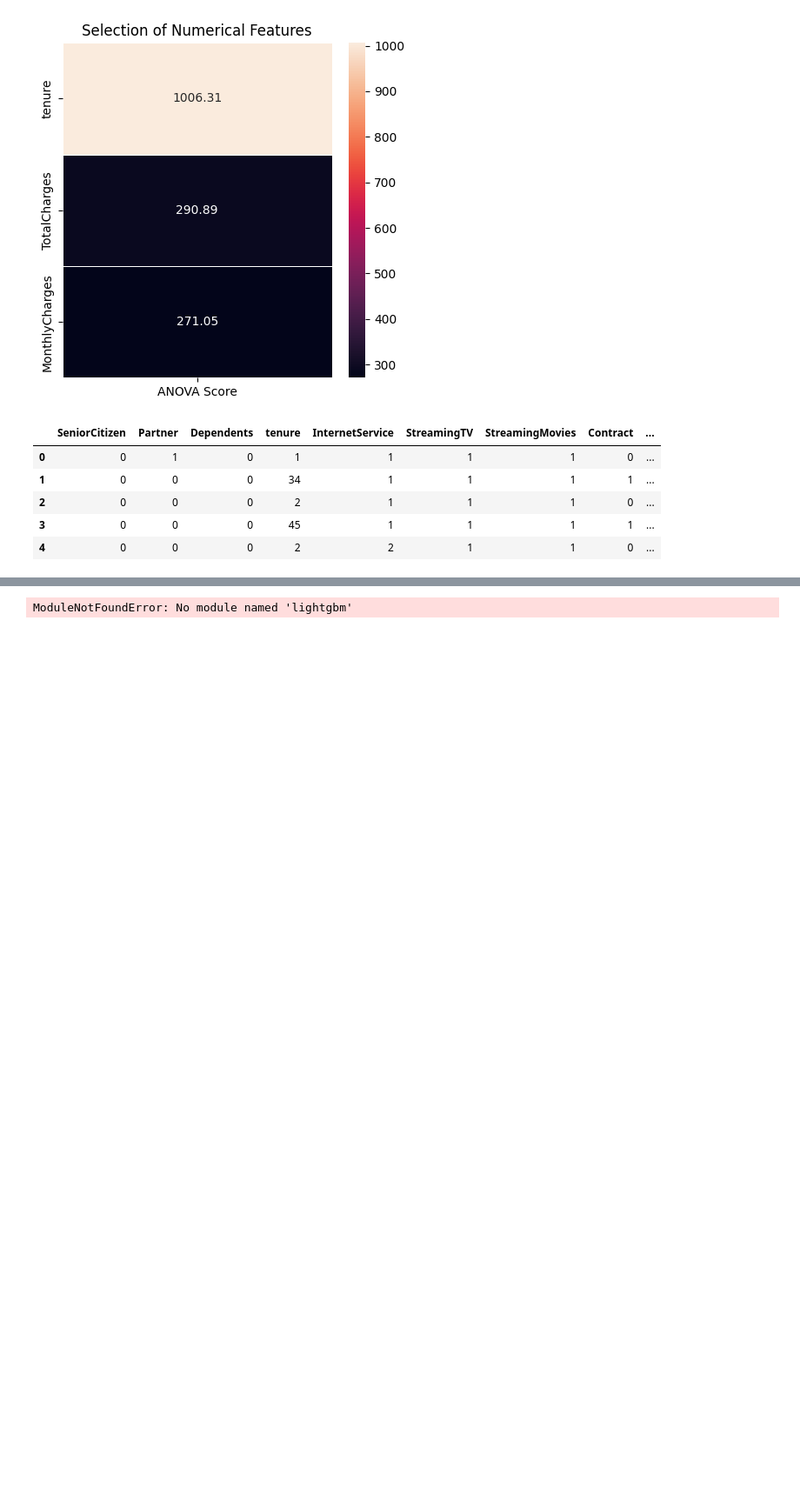
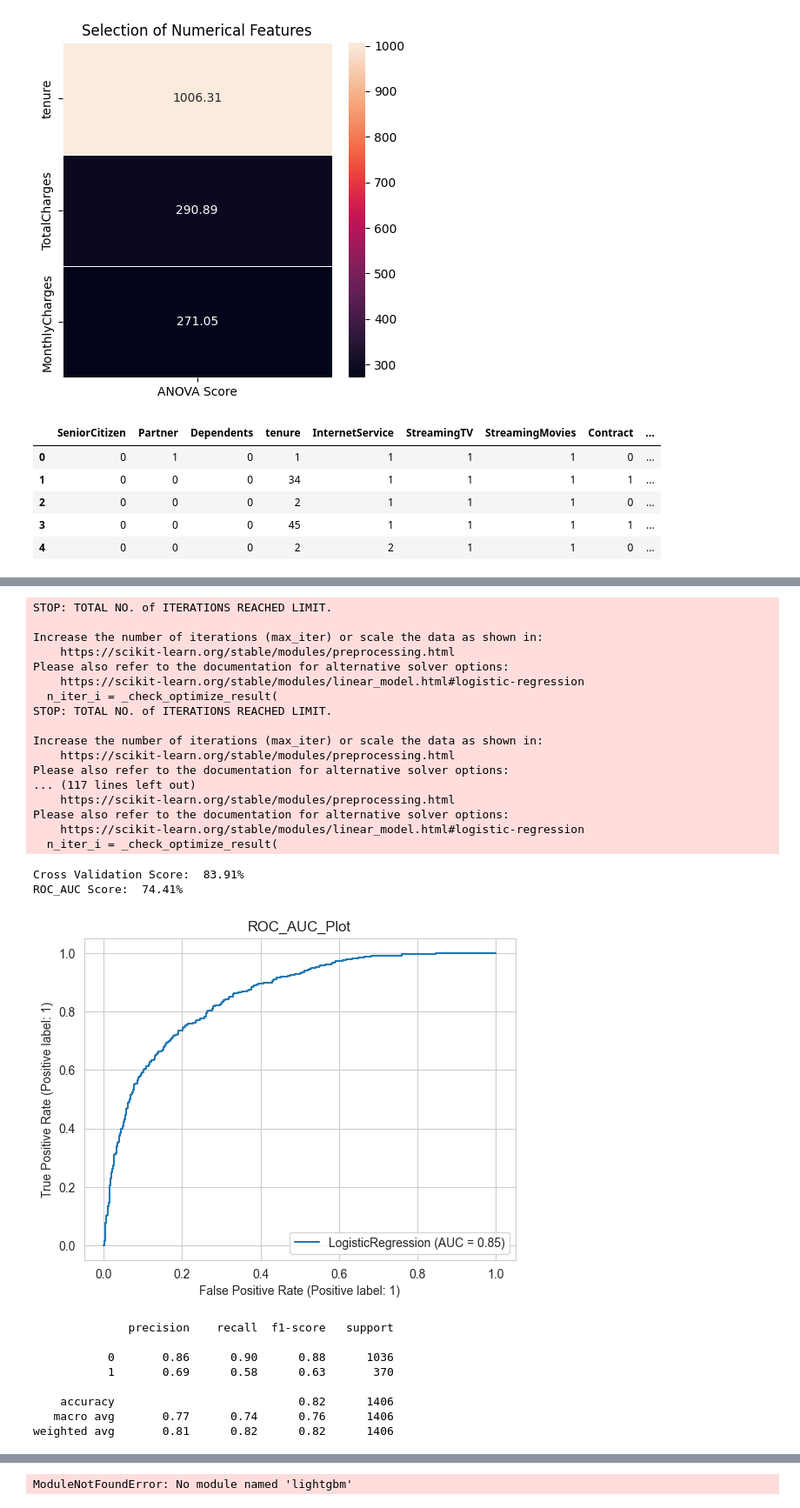
Before and after one commit to VenkataPrasad97/Task, a Jupyter notebook: de_task_8.ipynb, the cells around one changed output, grey strips where cells are left out. Shown at 87% size. Cells and saved outputs as stored; diff of their text form; code cells hidden in the pictures; blank space fills up the shorter version.

```diff
--- a/de_task_8.ipynb
+++ b/de_task_8.ipynb
@@ -363,0 +414,34 @@ weighted avg       0.81      0.82      0.81      1406
+# %%
+from sklearn.linear_model import LogisticRegression
+classifier_lr = LogisticRegression()
+model(classifier_lr, x_train, y_train, x_test, y_test)
+model_evaluation(classifier_lr, x_test, y_test)
+# %% [output]
+STOP: TOTAL NO. of ITERATIONS REACHED LIMIT.
+
+Increase the number of iterations (max_iter) or scale the data as shown in:
+    https://scikit-learn.org/stable/modules/preprocessing.html
+Please also refer to the documentation for alternative solver options:
+    https://scikit-learn.org/stable/modules/linear_model.html#logistic-regression
+  n_iter_i = _check_optimize_result(
+STOP: TOTAL NO. of ITERATIONS REACHED LIMIT.
+
+Increase the number of iterations (max_iter) or scale the data as shown in:
+    https://scikit-learn.org/stable/modules/preprocessing.html
+Please also refer to the documentation for alternative solver options:
+... (117 lines left out)
+    https://scikit-learn.org/stable/modules/preprocessing.html
+Please also refer to the documentation for alternative solver options:
+    https://scikit-learn.org/stable/modules/linear_model.html#logistic-regression
+  n_iter_i = _check_optimize_result(
+Cross Validation Score:  83.91%
+ROC_AUC Score:  74.41%
+[figure, added]
+              precision    recall  f1-score   support
+
+           0       0.86      0.90      0.88      1036
+           1       0.69      0.58      0.63       370
+
+    accuracy                           0.82      1406
+   macro avg       0.77      0.74      0.76      1406
+weighted avg       0.81      0.82      0.82      1406
```
Also changed, not shown: parts of 9 cells of this notebook.
